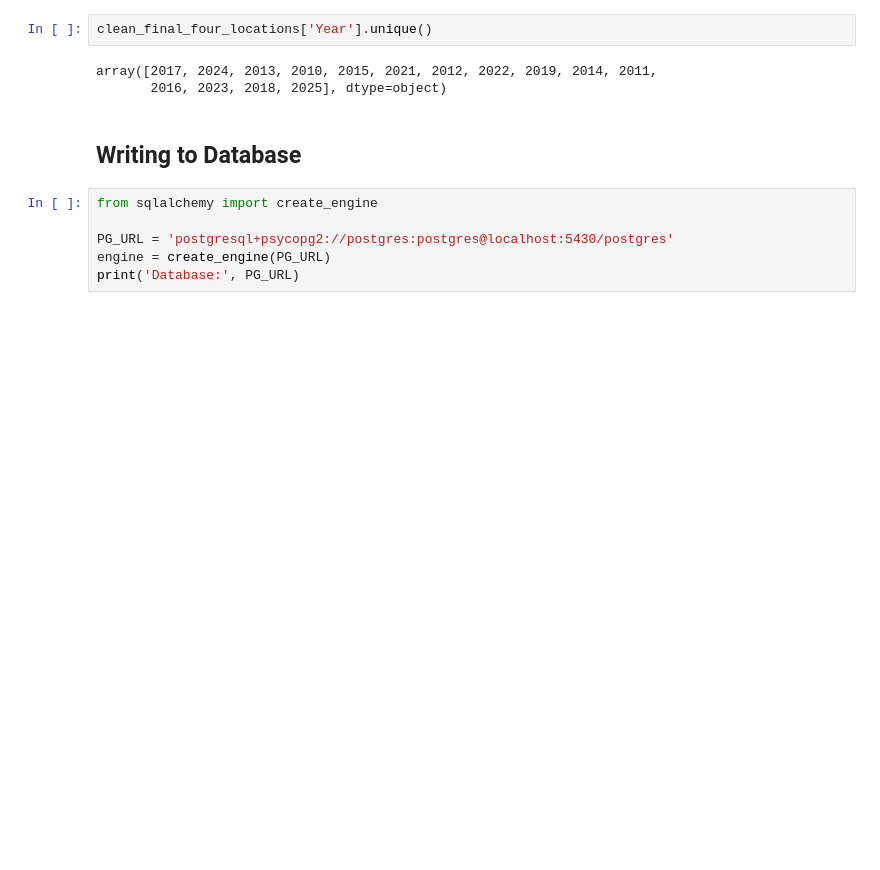
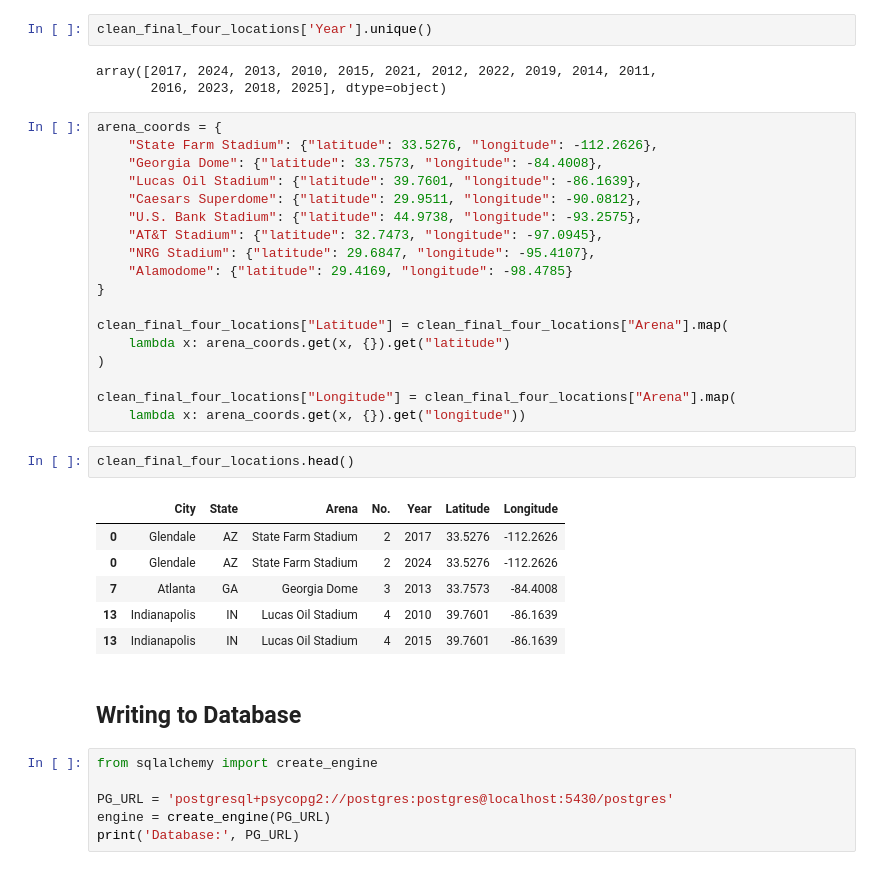
Before and after one commit to jstebick16-cloud/Stebick-Scores, a Jupyter notebook: finalcapstone.ipynb, the cells around one changed output. Cells and saved outputs as stored; diff of their text form; blank space fills up the shorter version.

```diff
--- a/finalcapstone.ipynb
+++ b/finalcapstone.ipynb
@@ -921,6 +921,33 @@ clean_final_four_locations['Year'].unique()
 # %% [output]
 array([2017, 2024, 2013, 2010, 2015, 2021, 2012, 2022, 2019, 2014, 2011,
        2016, 2023, 2018, 2025], dtype=object)
+# %%
+arena_coords = {
+    "State Farm Stadium": {"latitude": 33.5276, "longitude": -112.2626},
+    "Georgia Dome": {"latitude": 33.7573, "longitude": -84.4008},
+    "Lucas Oil Stadium": {"latitude": 39.7601, "longitude": -86.1639},
+    "Caesars Superdome": {"latitude": 29.9511, "longitude": -90.0812},
+    "U.S. Bank Stadium": {"latitude": 44.9738, "longitude": -93.2575},
+    "AT&T Stadium": {"latitude": 32.7473, "longitude": -97.0945},
+    "NRG Stadium": {"latitude": 29.6847, "longitude": -95.4107},
+    "Alamodome": {"latitude": 29.4169, "longitude": -98.4785}
+}
+
+clean_final_four_locations["Latitude"] = clean_final_four_locations["Arena"].map(
+    lambda x: arena_coords.get(x, {}).get("latitude")
+)
+
+clean_final_four_locations["Longitude"] = clean_final_four_locations["Arena"].map(
+    lambda x: arena_coords.get(x, {}).get("longitude"))
+# %%
+clean_final_four_locations.head()
+# %% [output]
+|  | City | State | Arena | No. | Year | Latitude | Longitude |
+| 0 | Glendale | AZ | State Farm Stadium | 2 | 2017 | 33.5276 | -112.2626 |
+| 0 | Glendale | AZ | State Farm Stadium | 2 | 2024 | 33.5276 | -112.2626 |
+| 7 | Atlanta | GA | Georgia Dome | 3 | 2013 | 33.7573 | -84.4008 |
+| 13 | Indianapolis | IN | Lucas Oil Stadium | 4 | 2010 | 39.7601 | -86.1639 |
+| 13 | Indianapolis | IN | Lucas Oil Stadium | 4 | 2015 | 39.7601 | -86.1639 |
 # %% [markdown]
 ## Writing to Database
 # %%
```
Also changed, not shown: parts of 1 cell of this notebook.
